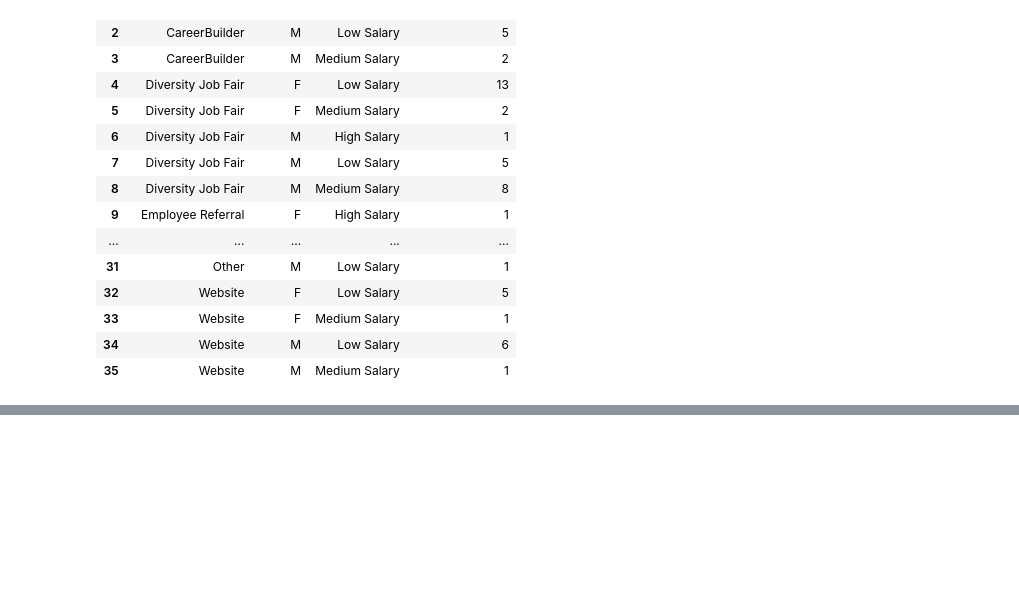
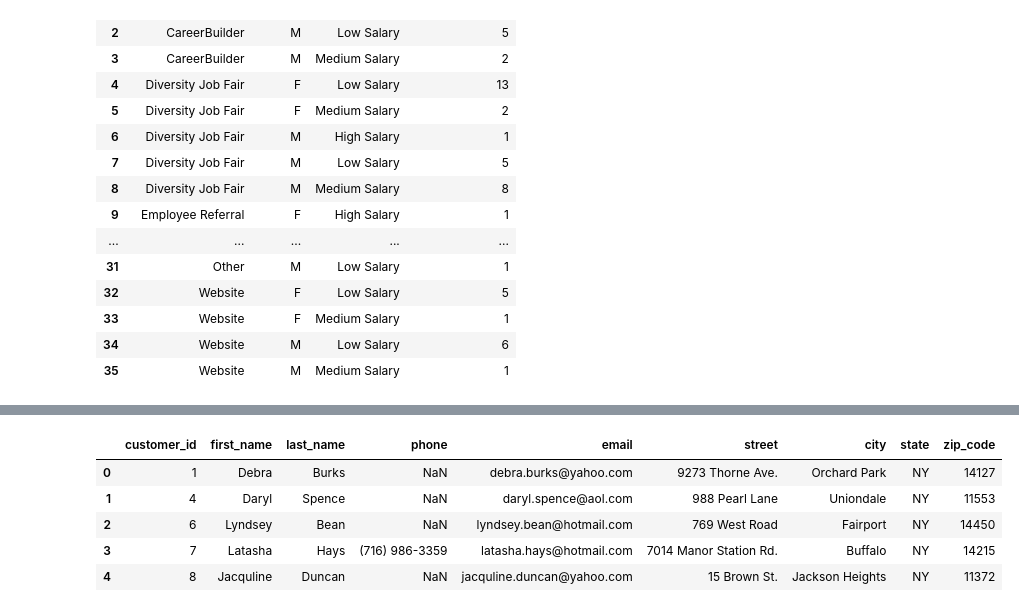
Before and after one commit to Priyankashrestha16/python-3, a Jupyter notebook: Analysis.ipynb, the cells around one changed output, grey strips where cells are left out. Saved outputs shown, nothing was run; the diff lists cells and outputs as text; code cells hidden in the pictures; blank space fills up the shorter version.

```diff
--- a/Analysis.ipynb
+++ b/Analysis.ipynb
@@ -237,0 +357,21 @@ hire_emp_salary
+# %%
+server = 'DESKTOP-TNEDDO0'
+database = "BikeStores"
+
+connection_url = f"mssql+pyodbc://@{server}/{database}?driver=ODBC+Driver+17+for+SQL+Server&trusted_connection=yes"
+engine = create_engine(connection_url)
+# %%
+query1 = '''
+    select * from sales.customers where state='NY';
+'''
+
+query1_df= pd.read_sql(query1,engine)
+# %%
+query1_df.head()
+# %% [output]
+|  | customer_id | first_name | last_name | phone | email | street | city | state | zip_code |
+| 0 | 1 | Debra | Burks | NaN | debra.burks@yahoo.com | 9273 Thorne Ave. | Orchard Park | NY | 14127 |
+| 1 | 4 | Daryl | Spence | NaN | daryl.spence@aol.com | 988 Pearl Lane | Uniondale | NY | 11553 |
+| 2 | 6 | Lyndsey | Bean | NaN | lyndsey.bean@hotmail.com | 769 West Road | Fairport | NY | 14450 |
+| 3 | 7 | Latasha | Hays | (716) 986-3359 | latasha.hays@hotmail.com | 7014 Manor Station Rd. | Buffalo | NY | 14215 |
+| 4 | 8 | Jacquline | Duncan | NaN | jacquline.duncan@yahoo.com | 15 Brown St. | Jackson Heights | NY | 11372 |
```
Also changed, not shown: parts of 14 cells of this notebook, 20 other files.
